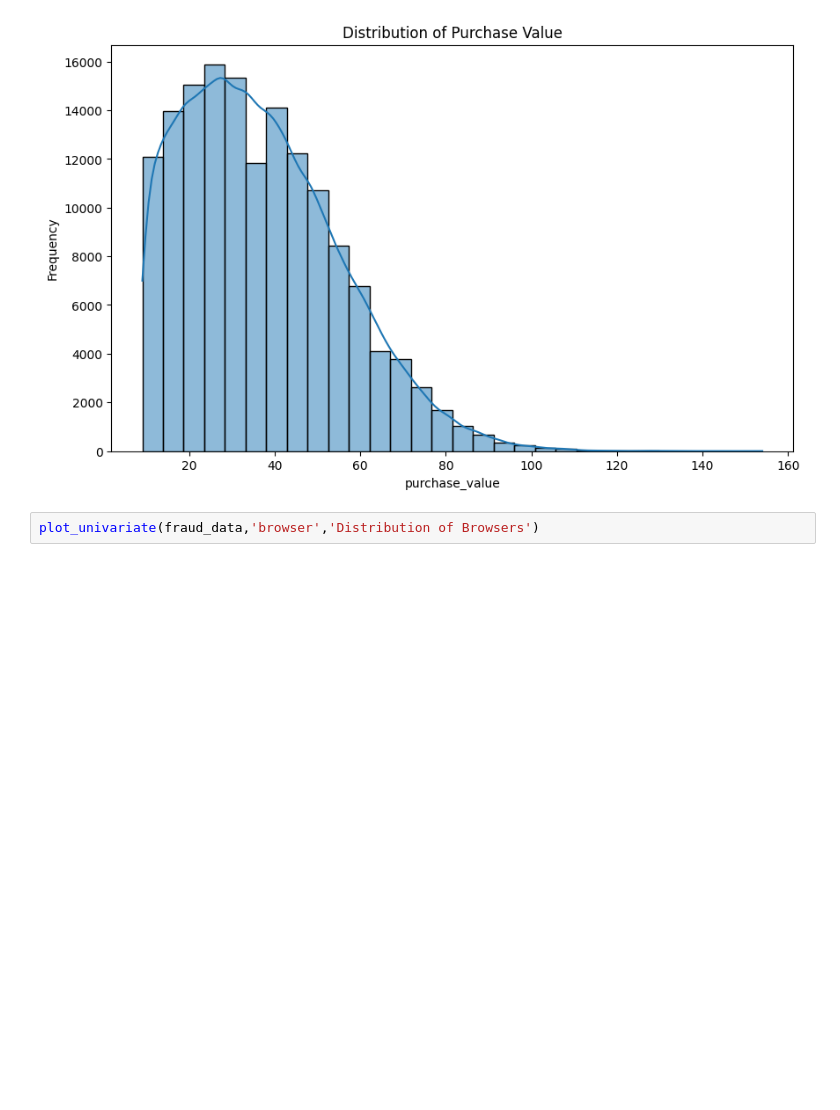
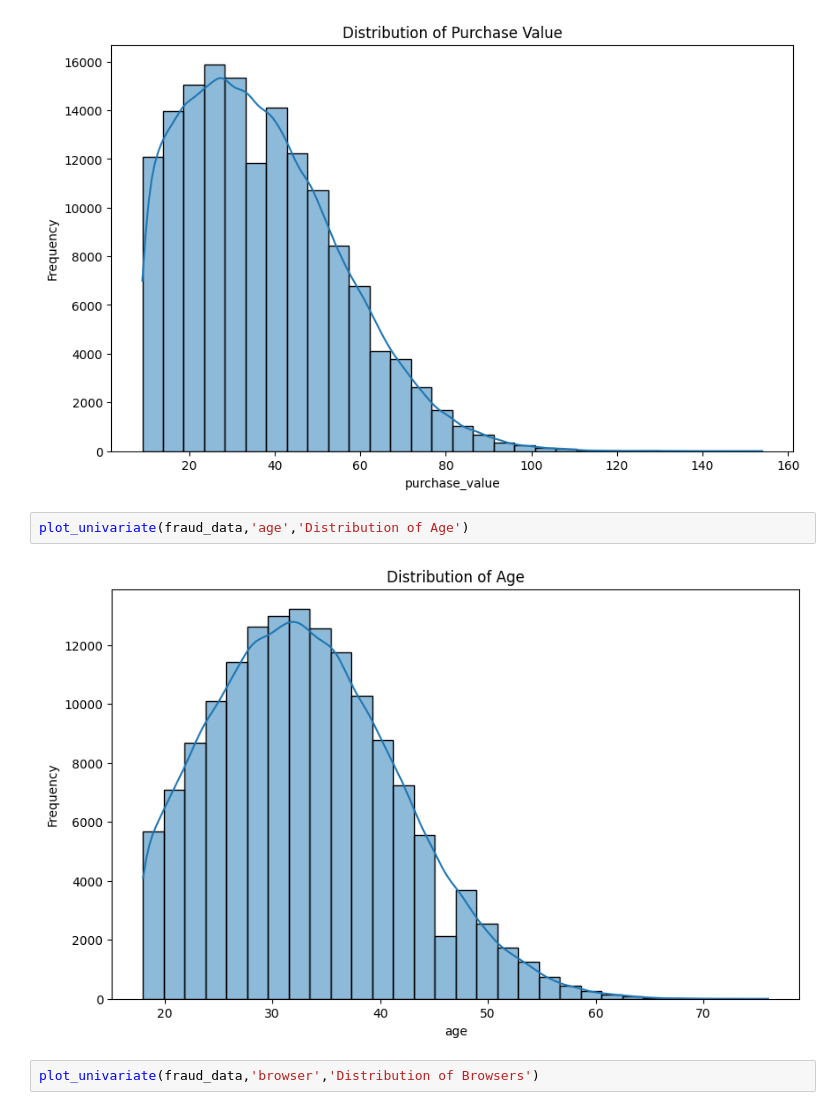
Before and after one commit to yishakk/Week-8-9-Adey-Innovations, a Jupyter notebook: notebooks/Data Analysis and Preprocessing.ipynb, the cells around one changed output. Drawn from its saved outputs; the diff is of its cells as text; blank space fills up the shorter version.

```diff
--- a/notebooks/Data Analysis and Preprocessing.ipynb
+++ b/notebooks/Data Analysis and Preprocessing.ipynb
@@ -72,6 +73,10 @@ fraud_data['class'] = fraud_data['class'].astype('category')
 plot_univariate(fraud_data,'purchase_value','Distribution of Purchase Value')
 # %% [output]
 [figure]
+# %%
+plot_univariate(fraud_data,'age','Distribution of Age')
+# %% [output]
+[figure, added]
 # %%
 plot_univariate(fraud_data,'browser','Distribution of Browsers')
 # %% [output]
```
Also changed, not shown: parts of 9 cells of this notebook.
